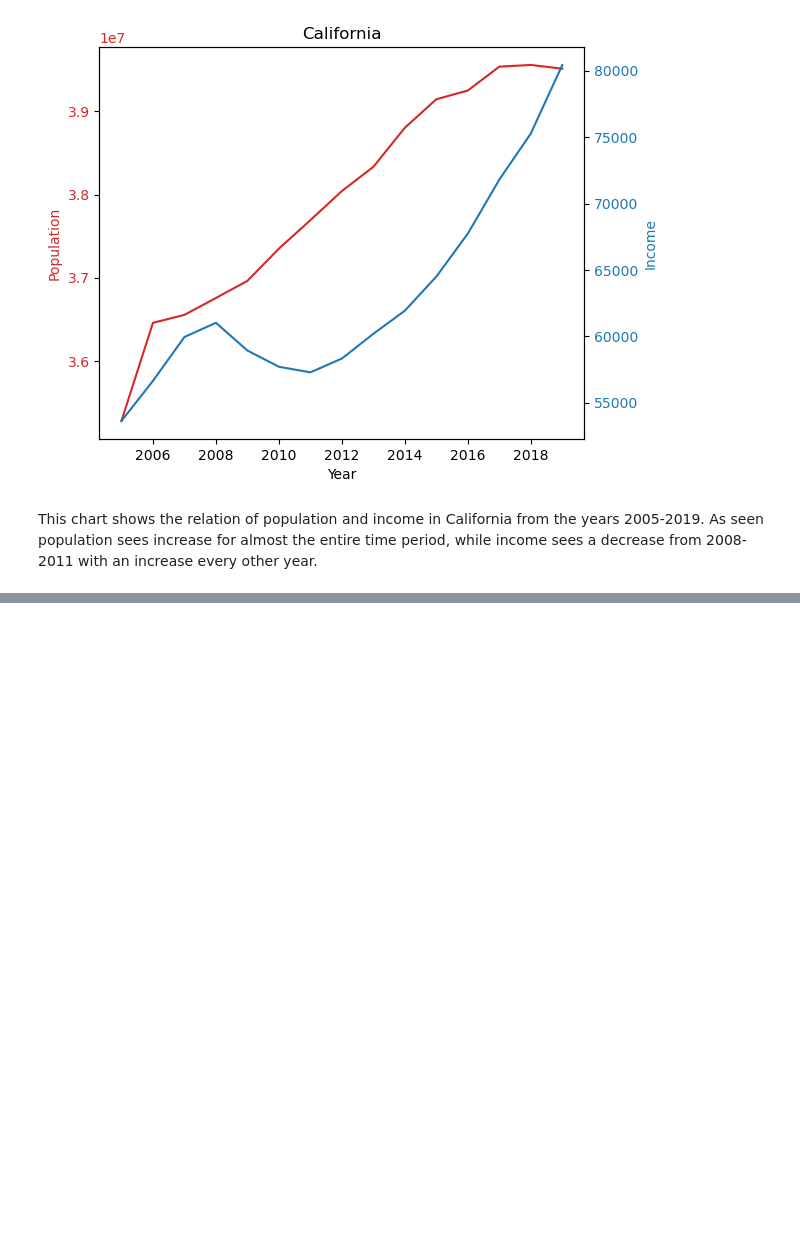
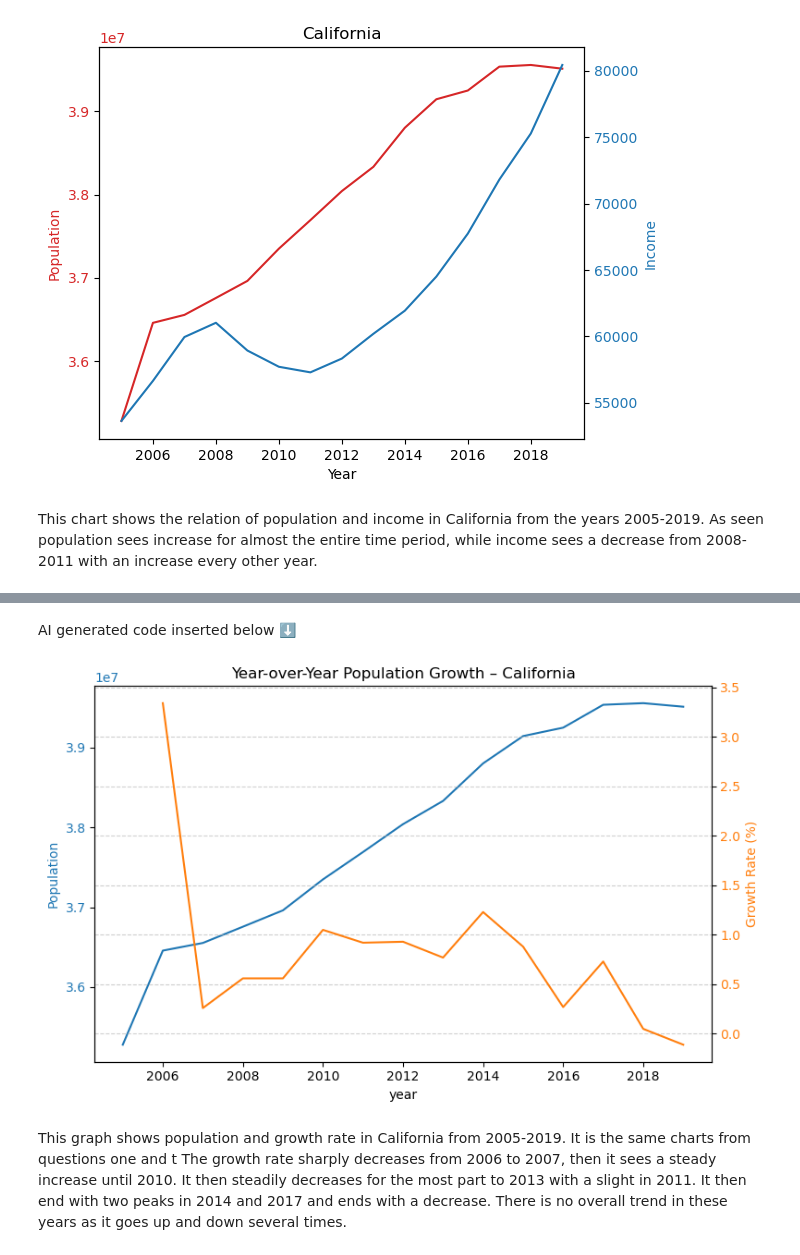
Before and after one commit to connormonsen/IA-340, a Jupyter notebook: lab6.ipynb, the cells around one changed output, grey strips where cells are left out. Drawn from its saved outputs; the diff is of its cells as text; code cells hidden in the pictures; blank space fills up the shorter version.

```diff
--- a/lab6.ipynb
+++ b/lab6.ipynb
@@ -280,0 +350,65 @@ TypeError: unhashable type: 'list'
+# %%
+%%ai gpt4 -f code
+# Using the data in DataFrame {q1_df}, visualize the year-over-year population growth rate.
+# Requirements:
+# • X-axis = year
+# • Left Y-axis = population (line, blue)
+# • Right Y-axis = growth_rate_percent (line, orange)
+# • Chart must include the state name in the title.
+
+import matplotlib.pyplot as plt
+
+fig, ax1 = plt.subplots(figsize=(8,5))
+
+# Left Y-axis: population
+ax1.plot(q1_df["year"], q1_df["pop"], color="tab:blue", marker="o", label="Population")
+ax1.set_xlabel("Year")
+ax1.set_ylabel("Population", color="tab:blue")
+ax1.tick_params(axis="y", labelcolor="tab:blue")
+
+# Right Y-axis: growth rate (%)
+ax2 = ax1.twinx()
+ax2.plot(q1_df["year"], q1_df["growth_rate_percent"], color="tab:orange", marker="s", label="Growth Rate (%)")
+ax2.set_ylabel("Population Growth Rate (%)", color="tab:orange")
+ax2.tick_params(axis="y", labelcolor="tab:orange")
+
+# Title includes the state name
+state_name = q1_df["state_name"].iloc[0] if "state_name" in q1_df.columns else "California"
+plt.title(f"Year-over-Year Population Growth – {state_name}")
+
+# Add grid and improve layout
+ax1.grid(True, linestyle="--", alpha=0.6)
+fig.tight_layout()
+plt.show()
+# %% [output]
+AI generated code inserted below ⬇️
+# %%
+import matplotlib.pyplot as plt
+import pandas as pd
+
+df = pd.DataFrame({
+    'year': [2005, 2006, 2007, 2008, 2009, 2010, 2011, 2012, 2013, 2014, 2015, 2016, 2017, 2018, 2019],
+    'pop': [35278768, 36457549, 36553215, 36756666, 36961664, 37349363, 37691912, 38041430, 38332521, 38802500, 39144818, 39250017, 39536653, 39557045, 39512223],
+    'growth_rate_percent': [None, 3.34, 0.26, 0.56, 0.56, 1.05, 0.92, 0.93, 0.77, 1.23, 0.88, 0.27, 0.73, 0.05, -0.11]
+})
+
+fig, ax1 = plt.subplots(figsize=(8, 5))
+
+ax1.set_xlabel("year")
+ax1.set_ylabel("Population", color="tab:blue")
+ax1.plot(df["year"], df["pop"], color='tab:blue')
+ax1.tick_params(axis='y', labelcolor="tab:blue")
+
+ax2 = ax1.twinx()
+ax2.set_ylabel("Growth Rate (%)", color="tab:orange")
+ax2.plot(df["year"], df["growth_rate_percent"], color='tab:orange')
+ax2.tick_params(axis='y', labelcolor="tab:orange")
+
+plt.title("Year-over-Year Population Growth – California")
+plt.grid(True, linestyle="--", alpha=0.6)
+plt.tight_layout()
+plt.show()
+# %% [output]
+[figure, added]
+# %% [markdown]
+This graph shows population and growth rate in California from 2005-2019. It is the same charts from questions one and t The growth rate sharply decreases from 2006 to 2007, then it sees a steady increase until 2010. It then steadily decreases for the most part to 2013 with a slight in 2011. It then end with two peaks in 2014 and 2017 and ends with a decrease. There is no overall trend in these years as it goes up and down several times.
```
Also changed, not shown: parts of 13 cells of this notebook.
